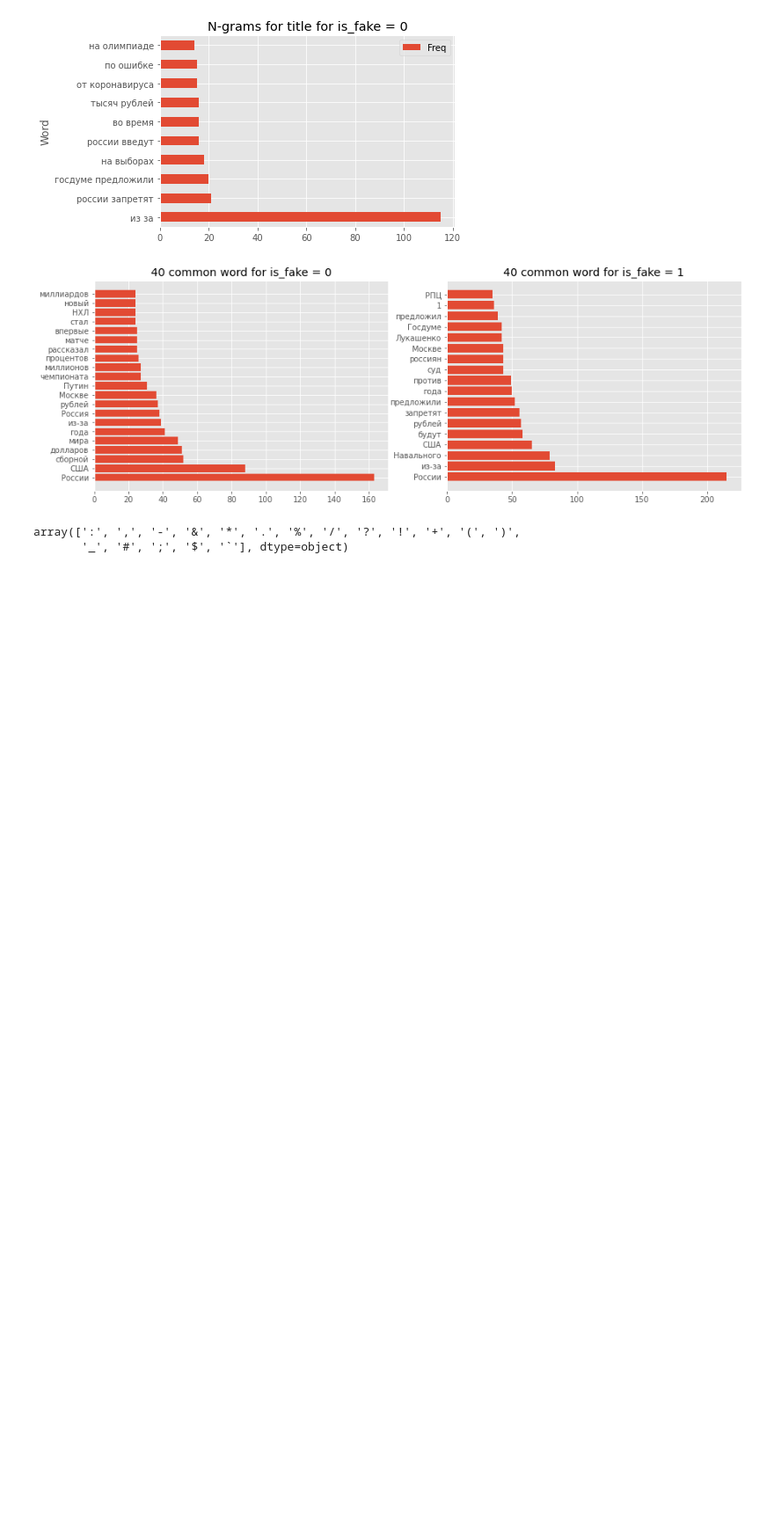
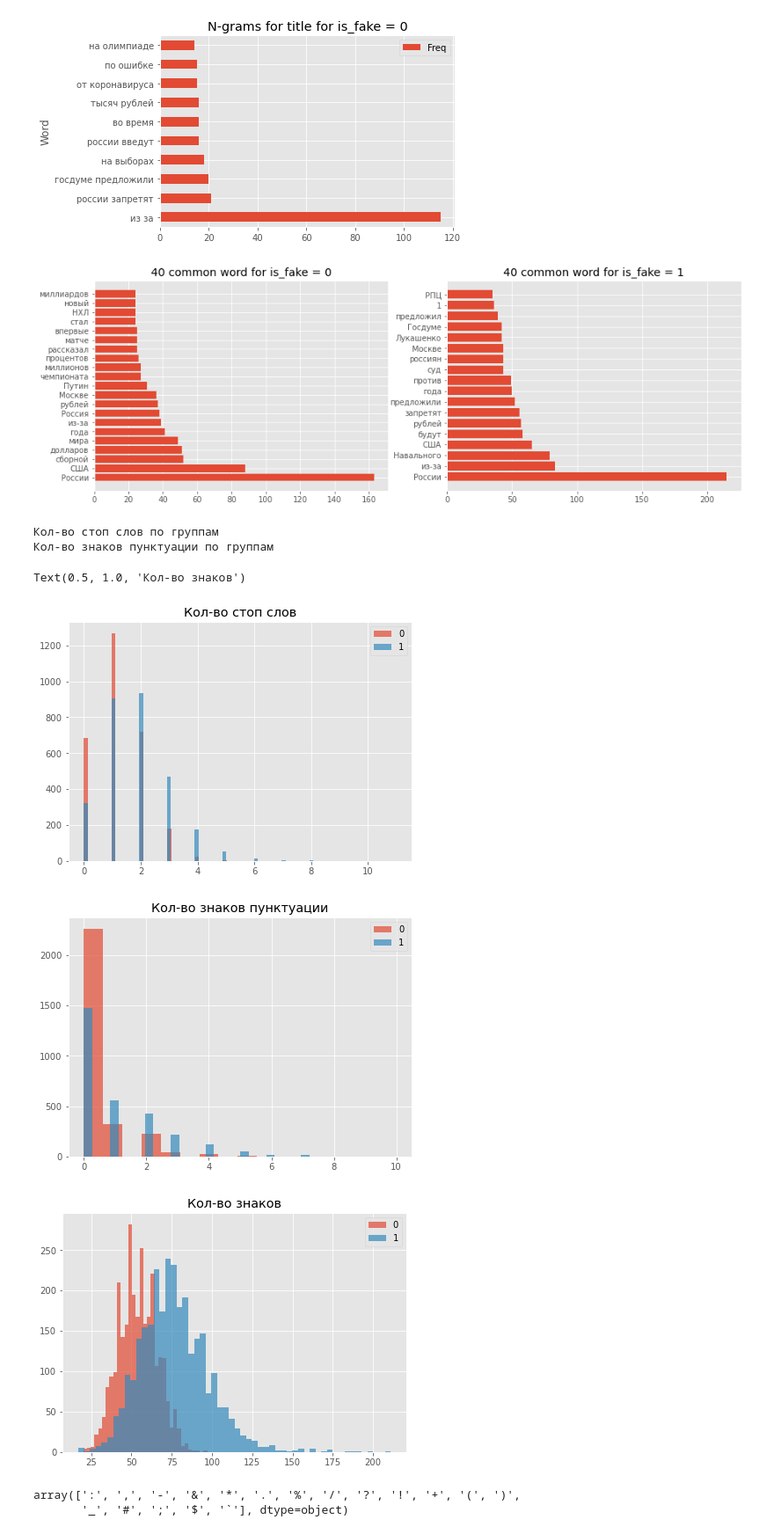
Before and after one commit to yummyKnight/KontourTestTask, a Jupyter notebook: notebooks/EDA.ipynb, the cells around one changed output. Shown at 88% size. Cells and saved outputs as stored; diff of their text form; code cells hidden in the pictures; blank space fills up the shorter version.

```diff
--- a/notebooks/EDA.ipynb
+++ b/notebooks/EDA.ipynb
@@ -135,4 +135,34 @@ generic_nlp_eda(train_df, ['title'], 'is_fake')
 [figure]
 [figure]
 [figure]
+# %%
+from nltk.corpus import stopwords
+STOPWORDS = stopwords.words('russian')
+def plot_hists(df, columns : list, target_colum : str):
+    hist_params = dict(figsize=(7, 5), grid=True, alpha=0.7)
+    grouped = df.groupby(target_colum)
+    axes = []
+    for col in columns:
+        fig, ax = plt.subplots(1, 1)
+        grouped[col].hist(legend=True, **hist_params, ax=ax, bins='auto')
+        axes.append(ax)
+    return axes
+
+print("Кол-во стоп слов по группам")
+train_df["stopwords"] = train_df['title'].apply(lambda x: len([w for w in str(x).lower().split() if w in STOPWORDS]))
+print("Кол-во знаков пунктуации по группам")
+ext_punt = string.punctuation + "«" + "»"
+train_df["punktuation"] = train_df['title'].apply(lambda x: len([c for c in str(x) if c in ext_punt]))
+train_df['char_count'] = train_df['title'].apply(lambda x: len(str(x)))
+axes = plot_hists(train_df, ["stopwords", "punktuation", "char_count"], "is_fake")
+axes[0].set_title("Кол-во стоп слов")
+axes[1].set_title("Кол-во знаков пунктуации")
+axes[2].set_title("Кол-во знаков")
+# %% [output]
+Кол-во стоп слов по группам
+Кол-во знаков пунктуации по группам
+Text(0.5, 1.0, 'Кол-во знаков')
+[figure, added]
+[figure, added]
+[figure, added]
 # %%
```
Also changed, not shown: parts of 2 cells of this notebook, 2 other files.
